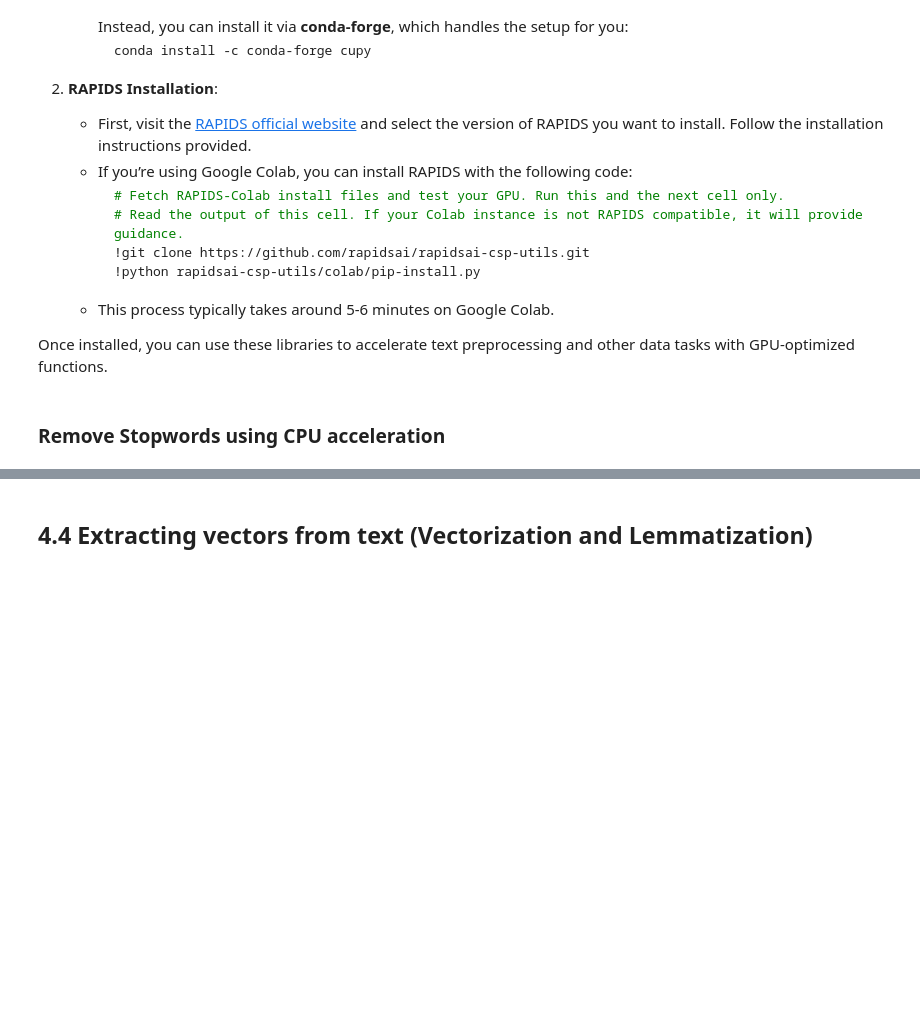
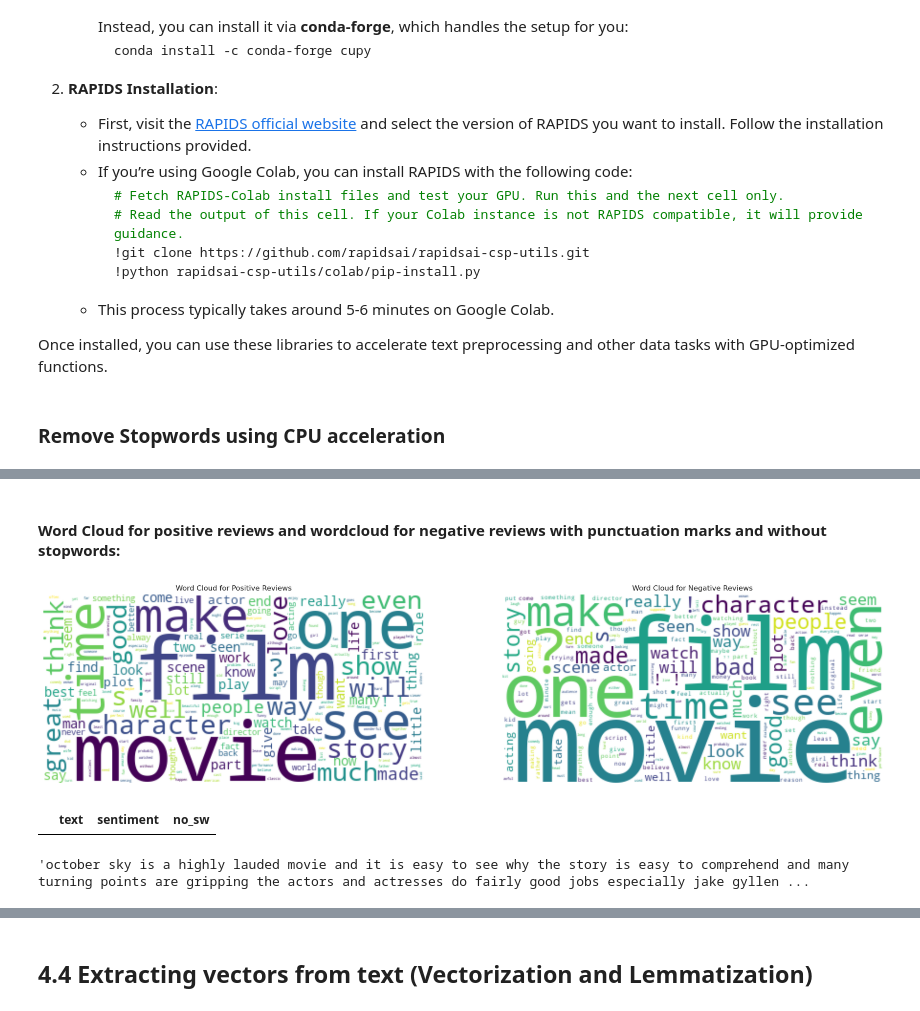
Before and after one commit to martinvalentine/movie-reviews-sentimental-analysis, a Jupyter notebook: model.ipynb, the cells around one changed output, grey strips where cells are left out. Saved outputs shown, nothing was run; the diff lists cells and outputs as text; code cells hidden in the pictures; blank space fills up the shorter version.

```diff
--- a/model.ipynb
+++ b/model.ipynb
@@ -556,0 +615,48 @@ After remove stopwords:
+# %% [markdown]
+#### Word Cloud for positive reviews and wordcloud for negative reviews **with punctuation marks and without stopwords**:
+# %%
+# Word Cloud for positive reviews and wordcloud for negative reviews with punctuation marks and without stopwords and :
+
+# Generate word cloud for positive reviews, including punctuation
+positive_reviews = " ".join(review for review in cleaned_df_punctuation[cleaned_df_punctuation['sentiment'] == "positive"]['text'])
+positive_wordcloud = WordCloud(background_color='white', regexp=r'\w+|\?|!').generate(positive_reviews)
+
+# Generate word cloud for negative reviews, including punctuation
+negative_reviews = " ".join(review for review in cleaned_df_punctuation[cleaned_df_punctuation['sentiment'] == "negative"]['text'])
+negative_wordcloud = WordCloud(background_color='white', regexp=r'\w+|\?|!').generate(negative_reviews)
+
+# Set up side-by-side plotting
+plt.figure(figsize=(25, 15))
+
+# Plot positive reviews word cloud
+plt.subplot(1, 2, 1)
+plt.imshow(positive_wordcloud, interpolation='bilinear')
+plt.axis('off')
+plt.title('Word Cloud for Positive Reviews')
+
+# Plot negative reviews word cloud
+plt.subplot(1, 2, 2)
+plt.imshow(negative_wordcloud, interpolation='bilinear')
+plt.axis('off')
+plt.title('Word Cloud for Negative Reviews')
+
+# Show the plots
+plt.show()
+# %% [output]
+[figure, added]
+# %%
+
+import pandas as pd
+
+# Assuming cleaned_df is already loaded
+# Find rows in 'review' column containing a standalone 'S'
+standalone_s_reviews = cleaned_df[cleaned_df['no_sw'].str.contains(r'\bs\b', regex=True)]
+
+# Display the rows to inspect them
+standalone_s_reviews
+# %% [output]
+|  | text | sentiment | no_sw |
+# %%
+cleaned_df_punctuation['text'][48302]
+# %% [output]
+'october sky is a highly lauded movie and it is easy to see why the story is easy to comprehend and many turning points are gripping the actors and actresses do fairly good jobs especially jake gyllen ...
```
Also changed, not shown: parts of 35 cells of this notebook.
